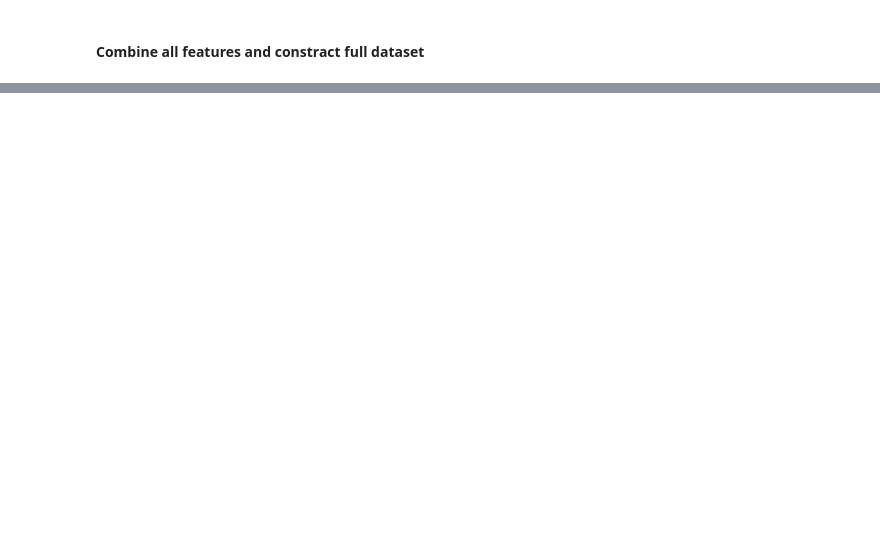
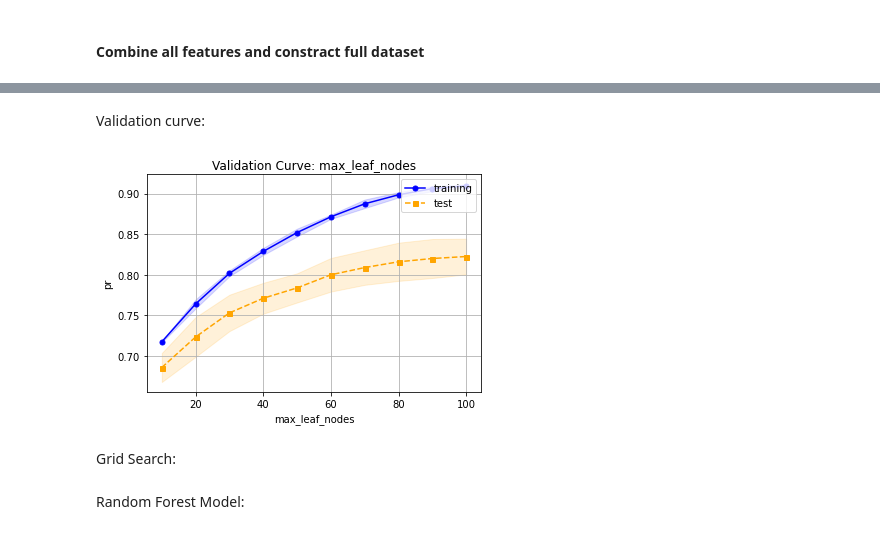
Before and after one commit to The-Electric-Moccasins/resistance-prediction, a Jupyter notebook: esbl_model_dev_ts.ipynb, the cells around one changed output, grey strips where cells are left out. Cells and saved outputs as stored; diff of their text form; code cells hidden in the pictures; blank space fills up the shorter version.

```diff
--- a/esbl_model_dev_ts.ipynb
+++ b/esbl_model_dev_ts.ipynb
@@ -411,0 +562,43 @@ fulldata = np.load('data/fulldata.npy')
+# %% [markdown]
+Validation curve:
+# %%
+# Change on of the hyperparameters
+pipe_forest = make_pipeline(RandomForestClassifier(random_state=RANDOM_STATE,
+                                                   class_weight='balanced_subsample',
+                                                   n_estimators=100,
+                                                   max_depth=10,
+                                                   max_leaf_nodes=90,
+                                                   max_features=20,
+                                                   max_samples=0.7,
+                                                   min_samples_leaf=5,
+                                                   min_samples_split=10))
+# Set parameter range
+param_name = 'max_leaf_nodes'
+param_range = [10, 20, 30, 40, 50, 60, 70,80,90,100]
+train_scores, test_scores = \
+                validation_curve(estimator=pipe_forest,
+                              X=X_over,
+                              y=y_over,
+                              param_name='randomforestclassifier__'+param_name,
+                              param_range =param_range,
+                              scoring=score_pr,
+                              cv=3)
+train_mean= np.mean(train_scores, axis=1)
+train_std = np.std(train_scores, axis=1)
+test_mean= np.mean(test_scores, axis=1)
+test_std = np.std(test_scores, axis=1)
+
+plt.plot(param_range, train_mean, color='blue', marker='o', markersize=5, label='training')
+plt.fill_between(param_range, train_mean+train_std, train_mean-train_std, alpha=0.15, color='blue')
+plt.plot(param_range, test_mean, color='orange', linestyle='--', marker='s', markersize=5, label='test')
+plt.fill_between(param_range, test_mean+test_std, test_mean-test_std, alpha=0.15, color='orange')
+plt.grid()
+plt.xlabel(param_name)
+plt.ylabel('pr')
+plt.title('Validation Curve: ' + param_name)
+plt.legend(loc='upper right')
+plt.show()
+# %% [output]
+[figure, added]
+# %% [markdown]
+Grid Search:
@@ -411,0 +621,2 @@ fulldata = np.load('data/fulldata.npy')
+# %% [markdown]
+Random Forest Model:
```
Also changed, not shown: parts of 37 cells of this notebook.
